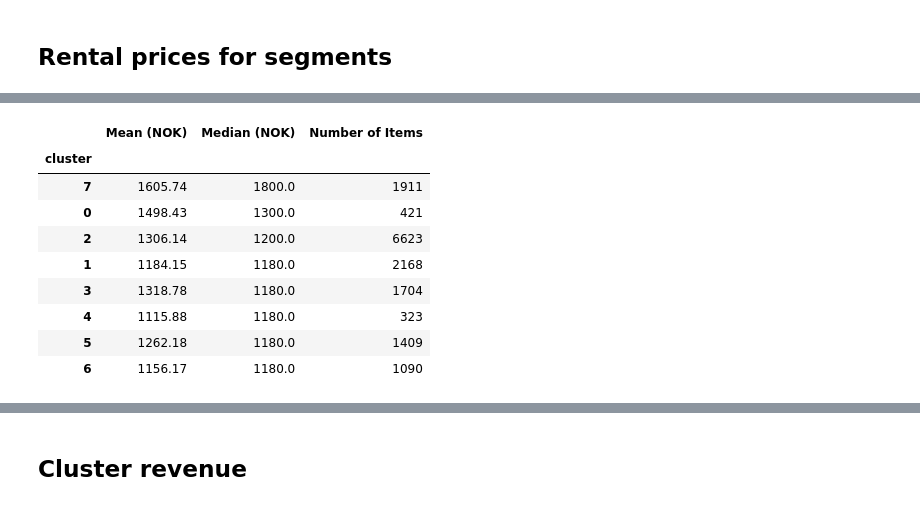
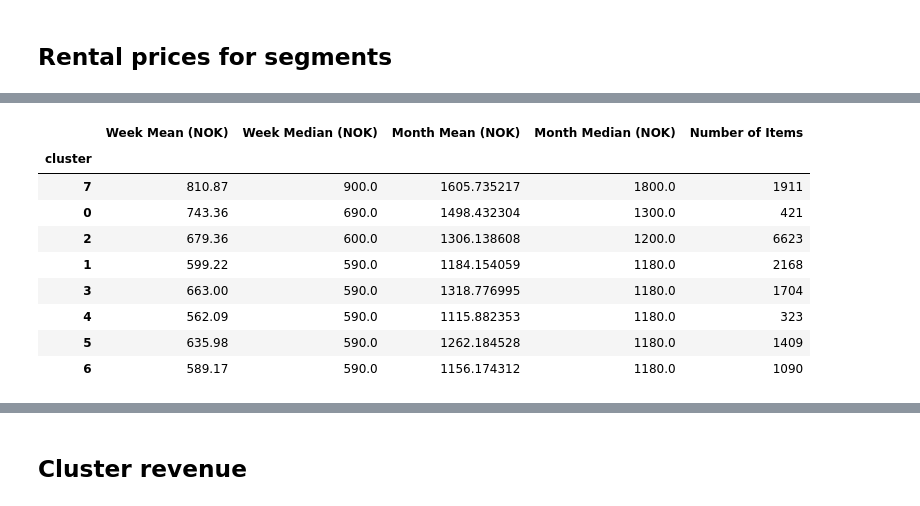
Before and after one commit to juliusatgit/Marketing-Analytics, a Jupyter notebook: notebooks/02_Business_Profiling.ipynb, the cells around one changed output, grey strips where cells are left out. Cells and saved outputs as stored; diff of their text form; code cells hidden in the pictures.

```diff
--- a/notebooks/02_Business_Profiling.ipynb
+++ b/notebooks/02_Business_Profiling.ipynb
@@ -145,19 +144,23 @@ revenue_profile
 # %%
-revenue_analysis = data.groupby("cluster")["pricePerMonth"].agg(["mean", "median", "count"])
+revenue_profile_month = data.groupby("cluster")["pricePerMonth"].agg(["mean", "median", "count"])
+revenue_profile_week = data.groupby("cluster")["pricePerWeek"].agg(["mean", "median"])
 
-revenue_analysis = revenue_analysis.round(2).sort_values(by="median", ascending=False)
+revenue_profile_month.columns = [" Month Mean (NOK)", " Month Median (NOK)", "Number of Items"]
+revenue_profile_week.columns = [" Week Mean (NOK)", " Week Median (NOK)"]
 
-revenue_analysis.columns = ["Mean (NOK)", "Median (NOK)", "Number of Items"]
+revenue_profile_week = revenue_profile_week.round(2).sort_values(by=" Week Median (NOK)", ascending=False)
 
-revenue_analysis
+revenue_profile = revenue_profile_week.join(revenue_profile_month)
+
+revenue_profile
 # %% [output]
-|  | Mean (NOK) | Median (NOK) | Number of Items |
-| cluster |  |  |  |
-| 7 | 1605.74 | 1800.0 | 1911 |
-| 0 | 1498.43 | 1300.0 | 421 |
-| 2 | 1306.14 | 1200.0 | 6623 |
-| 1 | 1184.15 | 1180.0 | 2168 |
-| 3 | 1318.78 | 1180.0 | 1704 |
-| 4 | 1115.88 | 1180.0 | 323 |
-| 5 | 1262.18 | 1180.0 | 1409 |
-| 6 | 1156.17 | 1180.0 | 1090 |
+|  | Week Mean (NOK) | Week Median (NOK) | Month Mean (NOK) | Month Median (NOK) | Number of Items |
+| cluster |  |  |  |  |  |
+| 7 | 810.87 | 900.0 | 1605.735217 | 1800.0 | 1911 |
+| 0 | 743.36 | 690.0 | 1498.432304 | 1300.0 | 421 |
+| 2 | 679.36 | 600.0 | 1306.138608 | 1200.0 | 6623 |
+| 1 | 599.22 | 590.0 | 1184.154059 | 1180.0 | 2168 |
+| 3 | 663.00 | 590.0 | 1318.776995 | 1180.0 | 1704 |
+| 4 | 562.09 | 590.0 | 1115.882353 | 1180.0 | 323 |
+| 5 | 635.98 | 590.0 | 1262.184528 | 1180.0 | 1409 |
+| 6 | 589.17 | 590.0 | 1156.174312 | 1180.0 | 1090 |
```
Also changed, not shown: parts of 40 cells of this notebook.
